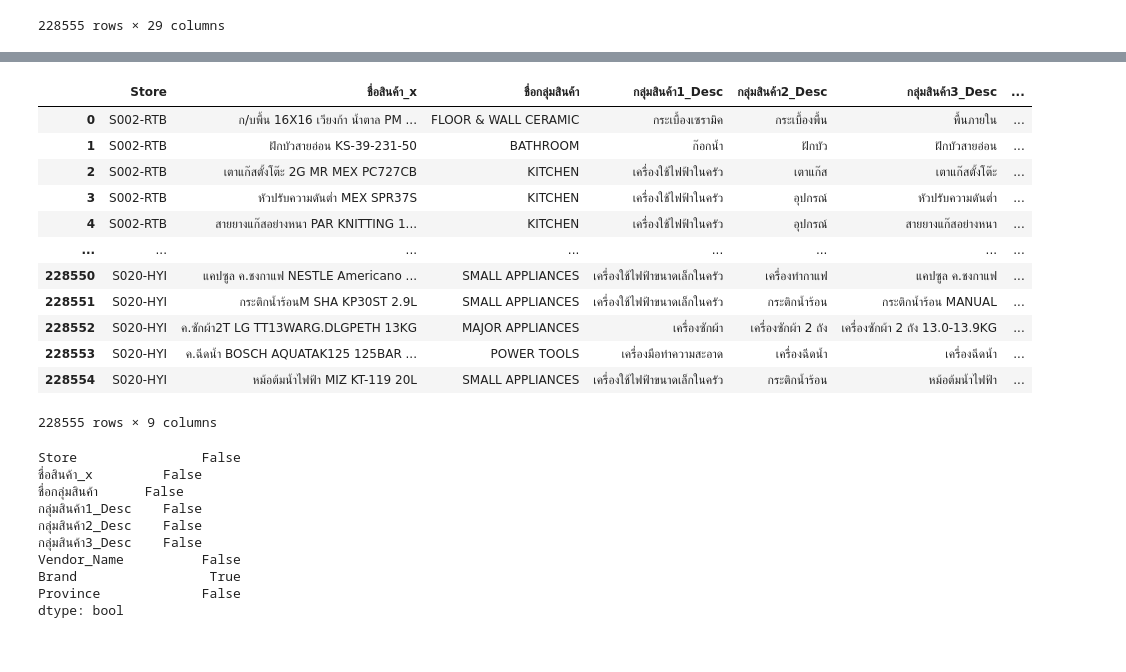
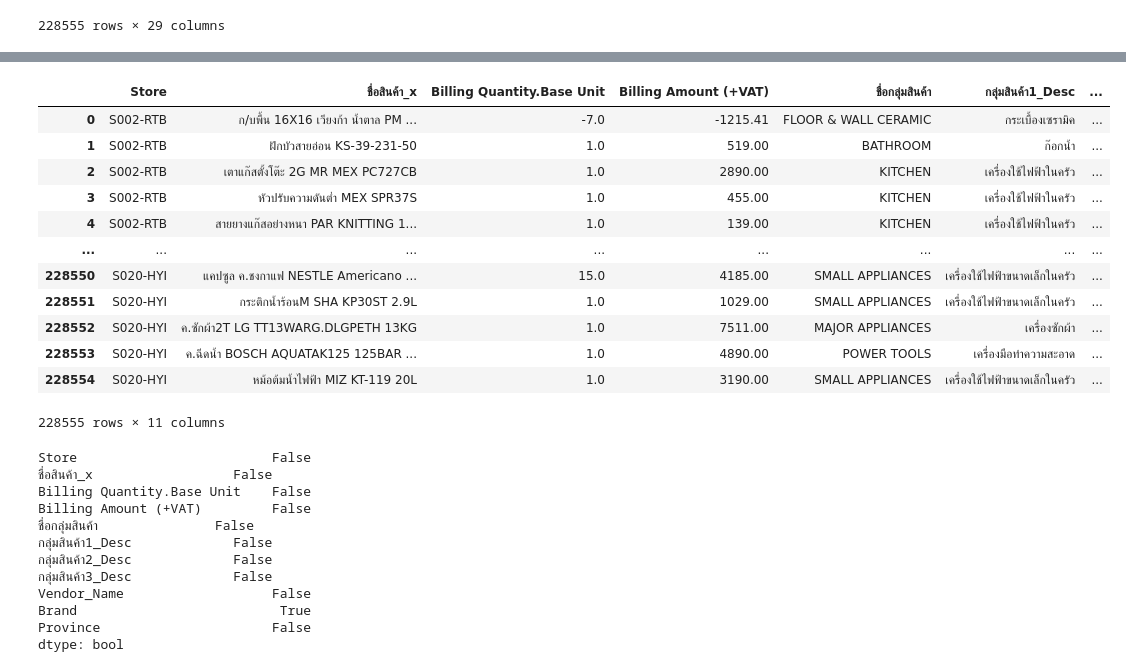
Before and after one commit to chalarm1405/DWDM21_, a Jupyter notebook: test_02.ipynb, the cells around one changed output, grey strips where cells are left out. Saved outputs shown, nothing was run; the diff lists cells and outputs as text; code cells hidden in the pictures.

```diff
--- a/test_02.ipynb
+++ b/test_02.ipynb
@@ -264,34 +264,36 @@ Province                      False
 Size Store                    False
 dtype: bool
 # %%
-total = data_x[['Store','ชื่อสินค้า_x','ชื่อกลุ่มสินค้า','กลุ่มสินค้า1_Desc','กลุ่มสินค้า2_Desc','กลุ่มสินค้า3_Desc','Vendor_Name','Brand','Province']]
+total = data_x[['Store','ชื่อสินค้า_x','Billing Quantity.Base Unit','Billing Amount (+VAT)','ชื่อกลุ่มสินค้า','กลุ่มสินค้า1_Desc','กลุ่มสินค้า2_Desc','กลุ่มสินค้า3_Desc','Vendor_Name','Brand','Province']]
 total
 # %% [output]
-|  | Store | ชื่อสินค้า_x | ชื่อกลุ่มสินค้า | กลุ่มสินค้า1_Desc | กลุ่มสินค้า2_Desc | กลุ่มสินค้า3_Desc | ... |
-| 0 | S002-RTB | ก/บพื้น 16X16 เวียงก้า น้ำตาล PM ... | FLOOR & WALL CERAMIC | กระเบื้องเซรามิค | กระเบื้องพื้น | พื้นภายใน | ... |
-| 1 | S002-RTB | ฝักบัวสายอ่อน KS-39-231-50 | BATHROOM | ก๊อกน้ำ | ฝักบัว | ฝักบัวสายอ่อน | ... |
-| 2 | S002-RTB | เตาแก๊สตั้งโต๊ะ 2G MR MEX PC727CB | KITCHEN | เครื่องใช้ไฟฟ้าในครัว | เตาแก๊ส | เตาแก๊สตั้งโต๊ะ | ... |
-| 3 | S002-RTB | หัวปรับความดันต่ำ MEX SPR37S | KITCHEN | เครื่องใช้ไฟฟ้าในครัว | อุปกรณ์ | หัวปรับความดันต่ำ | ... |
-| 4 | S002-RTB | สายยางแก๊สอย่างหนา PAR KNITTING 1... | KITCHEN | เครื่องใช้ไฟฟ้าในครัว | อุปกรณ์ | สายยางแก๊สอย่างหนา | ... |
+|  | Store | ชื่อสินค้า_x | Billing Quantity.Base Unit | Billing Amount (+VAT) | ชื่อกลุ่มสินค้า | กลุ่มสินค้า1_Desc | ... |
+| 0 | S002-RTB | ก/บพื้น 16X16 เวียงก้า น้ำตาล PM ... | -7.0 | -1215.41 | FLOOR & WALL CERAMIC | กระเบื้องเซรามิค | ... |
+| 1 | S002-RTB | ฝักบัวสายอ่อน KS-39-231-50 | 1.0 | 519.00 | BATHROOM | ก๊อกน้ำ | ... |
+| 2 | S002-RTB | เตาแก๊สตั้งโต๊ะ 2G MR MEX PC727CB | 1.0 | 2890.00 | KITCHEN | เครื่องใช้ไฟฟ้าในครัว | ... |
+| 3 | S002-RTB | หัวปรับความดันต่ำ MEX SPR37S | 1.0 | 455.00 | KITCHEN | เครื่องใช้ไฟฟ้าในครัว | ... |
+| 4 | S002-RTB | สายยางแก๊สอย่างหนา PAR KNITTING 1... | 1.0 | 139.00 | KITCHEN | เครื่องใช้ไฟฟ้าในครัว | ... |
 | ... | ... | ... | ... | ... | ... | ... | ... |
-| 228550 | S020-HYI | แคปซูล ค.ชงกาแฟ NESTLE Americano ... | SMALL APPLIANCES | เครื่องใช้ไฟฟ้าขนาดเล็กในครัว | เครื่องทำกาแฟ | แคปซูล ค.ชงกาแฟ | ... |
-| 228551 | S020-HYI | กระติกน้ำร้อนM SHA KP30ST 2.9L | SMALL APPLIANCES | เครื่องใช้ไฟฟ้าขนาดเล็กในครัว | กระติกน้ำร้อน | กระติกน้ำร้อน MANUAL | ... |
-| 228552 | S020-HYI | ค.ซักผ้า2T LG TT13WARG.DLGPETH 13KG | MAJOR APPLIANCES | เครื่องซักผ้า | เครื่องซักผ้า 2 ถัง | เครื่องซักผ้า 2 ถัง 13.0-13.9KG | ... |
-| 228553 | S020-HYI | ค.ฉีดน้ำ BOSCH AQUATAK125 125BAR ... | POWER TOOLS | เครื่องมือทำความสะอาด | เครื่องฉีดน้ำ | เครื่องฉีดน้ำ | ... |
-| 228554 | S020-HYI | หม้อต้มน้ำไฟฟ้า MIZ KT-119 20L | SMALL APPLIANCES | เครื่องใช้ไฟฟ้าขนาดเล็กในครัว | กระติกน้ำร้อน | หม้อต้มน้ำไฟฟ้า | ... |
+| 228550 | S020-HYI | แคปซูล ค.ชงกาแฟ NESTLE Americano ... | 15.0 | 4185.00 | SMALL APPLIANCES | เครื่องใช้ไฟฟ้าขนาดเล็กในครัว | ... |
+| 228551 | S020-HYI | กระติกน้ำร้อนM SHA KP30ST 2.9L | 1.0 | 1029.00 | SMALL APPLIANCES | เครื่องใช้ไฟฟ้าขนาดเล็กในครัว | ... |
+| 228552 | S020-HYI | ค.ซักผ้า2T LG TT13WARG.DLGPETH 13KG | 1.0 | 7511.00 | MAJOR APPLIANCES | เครื่องซักผ้า | ... |
+| 228553 | S020-HYI | ค.ฉีดน้ำ BOSCH AQUATAK125 125BAR ... | 1.0 | 4890.00 | POWER TOOLS | เครื่องมือทำความสะอาด | ... |
+| 228554 | S020-HYI | หม้อต้มน้ำไฟฟ้า MIZ KT-119 20L | 1.0 | 3190.00 | SMALL APPLIANCES | เครื่องใช้ไฟฟ้าขนาดเล็กในครัว | ... |
-228555 rows × 9 columns
+228555 rows × 11 columns
 # %%
 total.isnull().any()
 # %% [output]
-Store                False
-ชื่อสินค้า_x         False
-ชื่อกลุ่มสินค้า      False
-กลุ่มสินค้า1_Desc    False
-กลุ่มสินค้า2_Desc    False
-กลุ่มสินค้า3_Desc    False
-Vendor_Name          False
-Brand                 True
-Province             False
+Store                         False
+ชื่อสินค้า_x                  False
+Billing Quantity.Base Unit    False
+Billing Amount (+VAT)         False
+ชื่อกลุ่มสินค้า               False
+กลุ่มสินค้า1_Desc             False
+กลุ่มสินค้า2_Desc             False
+กลุ่มสินค้า3_Desc             False
+Vendor_Name                   False
+Brand                          True
+Province                      False
 dtype: bool
 # %%
 total.to_csv('finish', encoding = 'utf-8')
```
Also changed, not shown: parts of 2 cells of this notebook.
